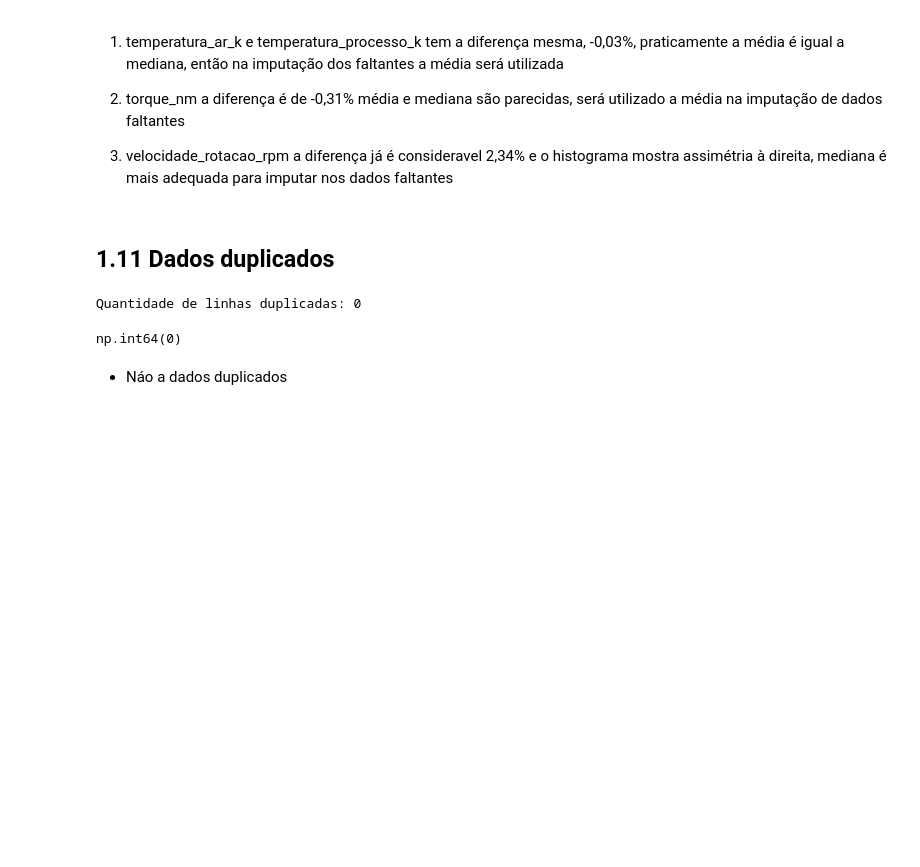
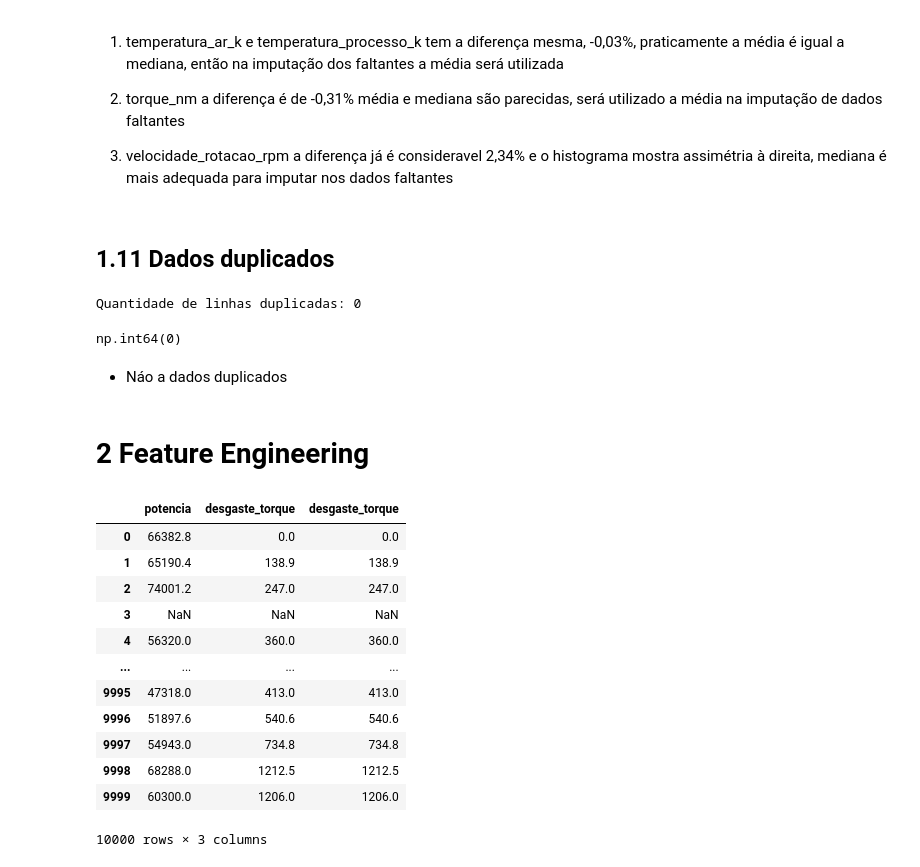
Before and after one commit to leonbenenati/projeto_avaliativo_modulo_1, a Jupyter notebook: Projeto_Avaliativo_Módulo_1.ipynb, the cells around one changed output. Cells and saved outputs as stored; diff of their text form; code cells hidden in the pictures; blank space fills up the shorter version.

Commit message:
implementa Feature Engineering

```diff
--- a/Projeto_Avaliativo_Módulo_1.ipynb
+++ b/Projeto_Avaliativo_Módulo_1.ipynb
@@ -315,3 +317,36 @@ np.int64(0)
 
 
 *   Náo a dados duplicados
+# %% [markdown]
+# 2 Feature Engineering
+# %%
+df["potencia"] = (
+    df["velocidade_rotacao_rpm"] *
+    df["torque_nm"]
+)
+
+df["delta_temperatura"] = (
+    df["temperatura_processo_k"] -
+    df["temperatura_ar_k"]
+)
+
+df["desgaste_torque"] = (
+    df["desgaste_ferramenta_min"] *
+    df["torque_nm"]
+)
+
+df[["potencia", "desgaste_torque", "desgaste_torque"]]
+# %% [output]
+|  | potencia | desgaste_torque | desgaste_torque |
+| 0 | 66382.8 | 0.0 | 0.0 |
+| 1 | 65190.4 | 138.9 | 138.9 |
+| 2 | 74001.2 | 247.0 | 247.0 |
+| 3 | NaN | NaN | NaN |
+| 4 | 56320.0 | 360.0 | 360.0 |
+| ... | ... | ... | ... |
+| 9995 | 47318.0 | 413.0 | 413.0 |
+| 9996 | 51897.6 | 540.6 | 540.6 |
+| 9997 | 54943.0 | 734.8 | 734.8 |
+| 9998 | 68288.0 | 1212.5 | 1212.5 |
+| 9999 | 60300.0 | 1206.0 | 1206.0 |
+10000 rows × 3 columns
```
Also changed, not shown: parts of 2 cells of this notebook.
